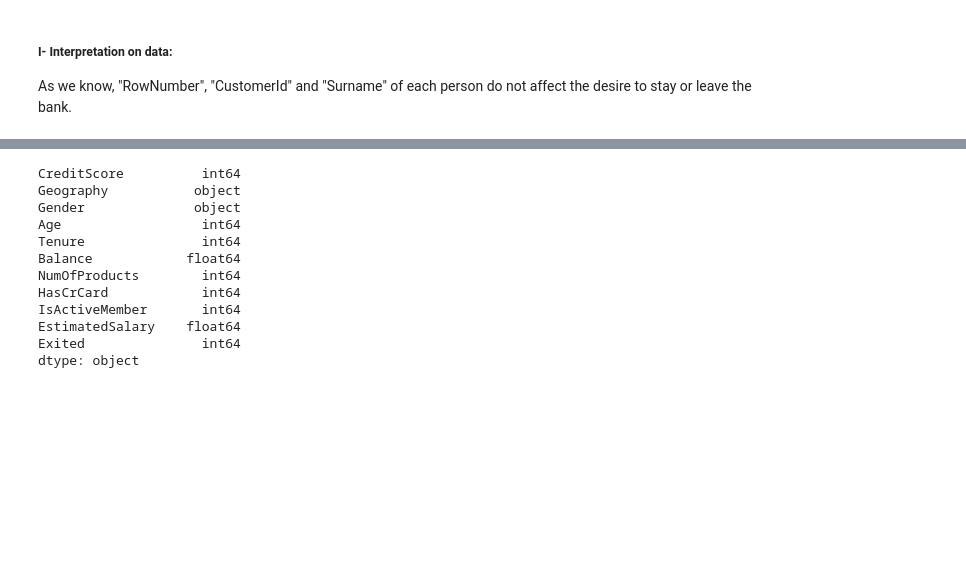
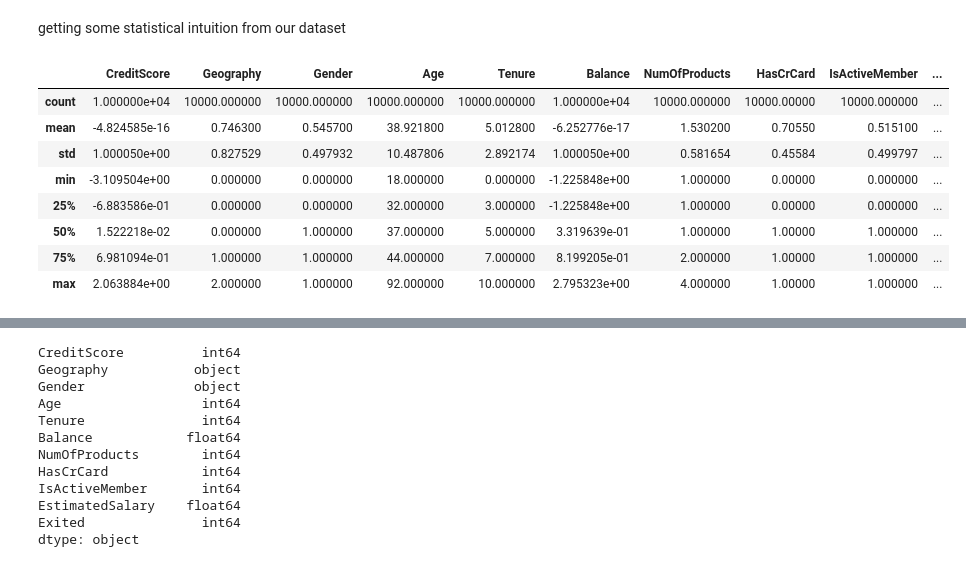
Before and after one commit to AmirrezaMadadi/Customer-Churn-Prediction, a Jupyter notebook: customer_churn_prediction.ipynb, the cells around one changed output, grey strips where cells are left out. Saved outputs shown, nothing was run; the diff lists cells and outputs as text; code cells hidden in the pictures; blank space fills up the shorter version.

```diff
--- a/customer_churn_prediction.ipynb
+++ b/customer_churn_prediction.ipynb
@@ -38,3 +41,15 @@ data.sample(10)
-# %% [markdown]
-##### I- Interpretation on data:
-As we know, "RowNumber", "CustomerId" and "Surname" of each person do not affect the desire to stay or leave the bank.
+# %% [markdown]
+getting some statistical intuition from our dataset
+# %%
+# cell 4
+data.describe()
+# %% [output]
+|  | CreditScore | Geography | Gender | Age | Tenure | Balance | NumOfProducts | HasCrCard | IsActiveMember | ... |
+| count | 1.000000e+04 | 10000.000000 | 10000.000000 | 10000.000000 | 10000.000000 | 1.000000e+04 | 10000.000000 | 10000.00000 | 10000.000000 | ... |
+| mean | -4.824585e-16 | 0.746300 | 0.545700 | 38.921800 | 5.012800 | -6.252776e-17 | 1.530200 | 0.70550 | 0.515100 | ... |
+| std | 1.000050e+00 | 0.827529 | 0.497932 | 10.487806 | 2.892174 | 1.000050e+00 | 0.581654 | 0.45584 | 0.499797 | ... |
+| min | -3.109504e+00 | 0.000000 | 0.000000 | 18.000000 | 0.000000 | -1.225848e+00 | 1.000000 | 0.00000 | 0.000000 | ... |
+| 25% | -6.883586e-01 | 0.000000 | 0.000000 | 32.000000 | 3.000000 | -1.225848e+00 | 1.000000 | 0.00000 | 0.000000 | ... |
+| 50% | 1.522218e-02 | 0.000000 | 1.000000 | 37.000000 | 5.000000 | 3.319639e-01 | 1.000000 | 1.00000 | 1.000000 | ... |
+| 75% | 6.981094e-01 | 1.000000 | 1.000000 | 44.000000 | 7.000000 | 8.199205e-01 | 2.000000 | 1.00000 | 1.000000 | ... |
+| max | 2.063884e+00 | 2.000000 | 1.000000 | 92.000000 | 10.000000 | 2.795323e+00 | 4.000000 | 1.00000 | 1.000000 | ... |
```
Also changed, not shown: parts of 81 cells of this notebook.
